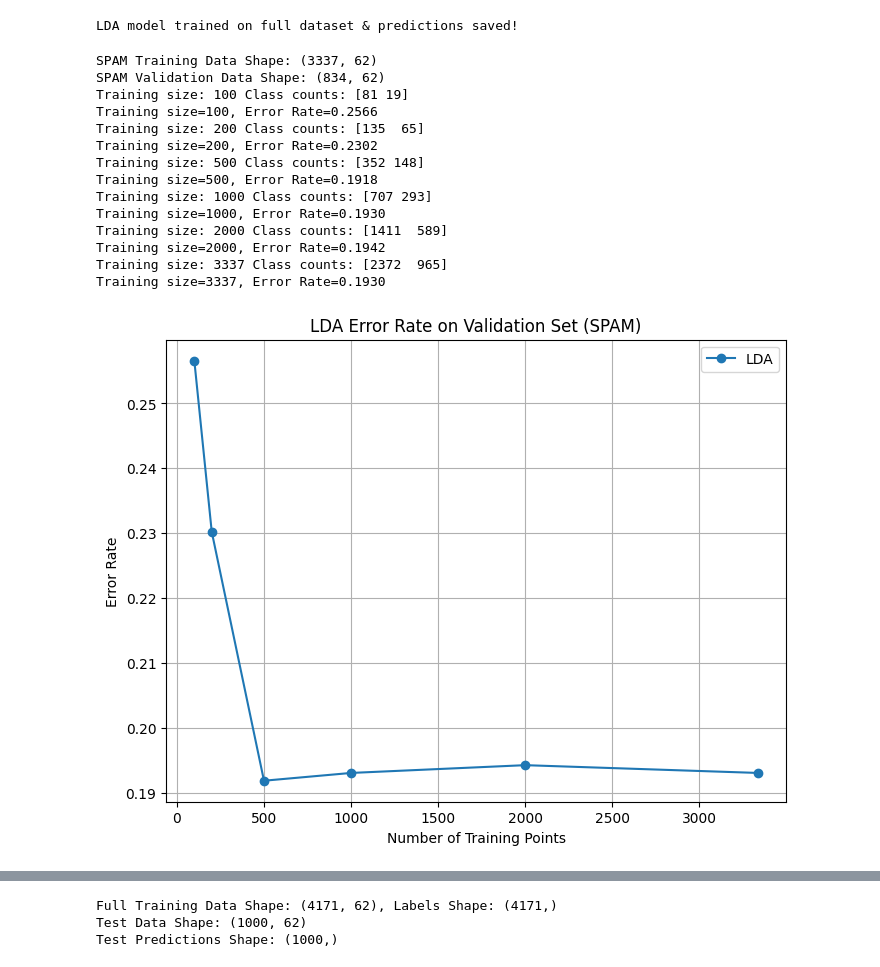
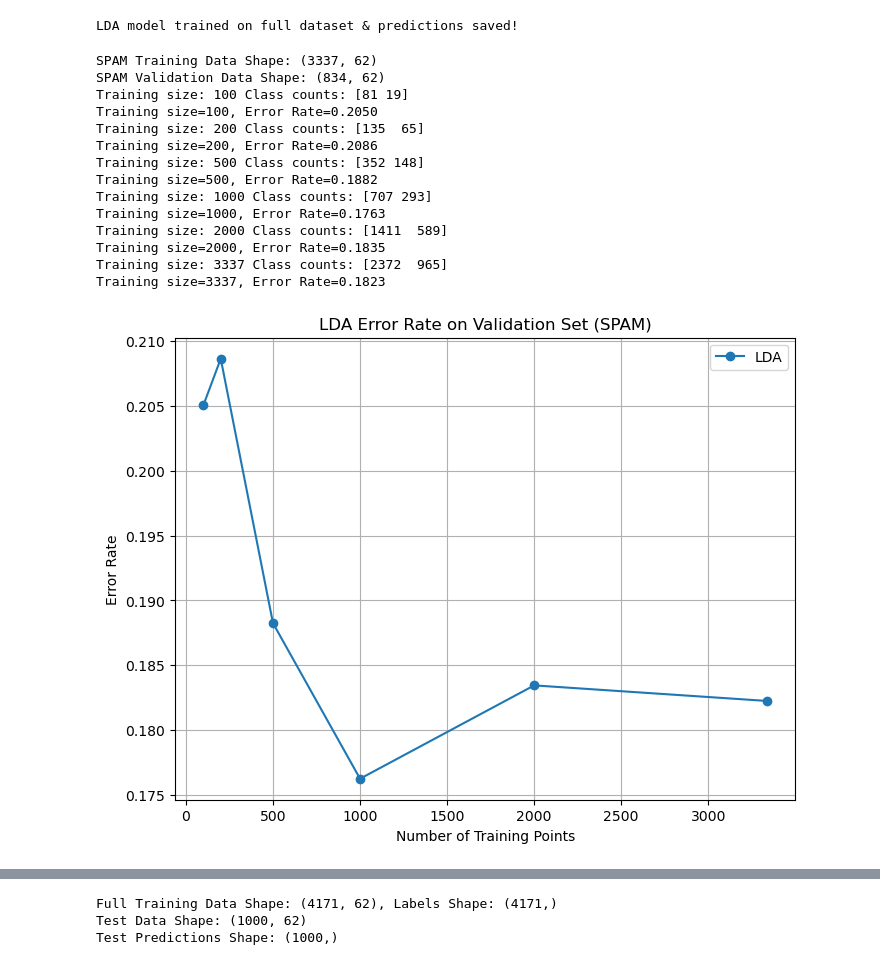
Before and after one commit to CalEricMa/cs189, a Jupyter notebook: hw3/hw3/scripts/hw3q8.ipynb, the cells around one changed output, grey strips where cells are left out. Drawn from its saved outputs; the diff is of its cells as text; code cells hidden in the pictures.

```diff
--- a/hw3/hw3/scripts/hw3q8.ipynb
+++ b/hw3/hw3/scripts/hw3q8.ipynb
@@ -197,7 +199,7 @@ def train_qda(data, label):
 
         diff = num_samples - mu_c[i]
         Sigma_c[i] = (diff.T @ diff) / (len(num_samples) - 1)
-
+        Sigma_c[i] += 1e-8 * np.eye(d)
 
     return pi_c, mu_c, Sigma_c, classes
 
@@ -228,6 +230,9 @@ random.seed(189)
 np.random.seed(189)
 mnist_data = np.load("../data/mnist-data-hw3.npz")
 mnist_validation_data, mnist_validation_labels, mnist_training_data, mnist_training_labels = shuffle_partition_MNIST(mnist_data)
+training_data = contrast_normalize(training_data)
+test_data = contrast_normalize(test_data)
+
 print("after process")
 print("MNIST Training Data Shape:", mnist_training_data.shape)
 print("MNIST Validation Data Shape:", mnist_validation_data.shape)
@@ -313,6 +318,9 @@ np.random.seed(111)
 
 spam_data = np.load("../data/new-spam-data.npz")
 spam_validation_data, spam_validation_labels, spam_training_data, spam_training_labels = shuffle_partition_SPAM(spam_data)
+
+training_data = contrast_normalize(training_data)
+test_data = contrast_normalize(test_data)
 print("SPAM Training Data Shape:", spam_training_data.shape)
 print("SPAM Validation Data Shape:", spam_validation_data.shape)
 
@@ -323,40 +331,40 @@ for size in subset_sizes:
     X_sub = spam_training_data[:size]
     y_sub = spam_training_labels[:size].flatten()
 
     print("Training size:", size, "Class counts:", np.bincount(y_sub.astype(int)))
     pi_c, mu_c, Sigma, classes = train_lda(X_sub, y_sub)
     y_val_pred = predict_lda(spam_validation_data, pi_c, mu_c, Sigma, classes)
 
     accuracy = np.mean(y_val_pred == spam_validation_labels.flatten())
     error_rate = 1.0 - accuracy
     error_rates.append(error_rate)
 
     print(f"Training size={size}, Error Rate={error_rate:.4f}")
 
 plt.figure(figsize=(8,6))
 plt.plot(subset_sizes, error_rates, marker='o', label='LDA')
 plt.xlabel("Number of Training Points")
 plt.ylabel("Error Rate")
 plt.title("LDA Error Rate on Validation Set (SPAM)")
 plt.legend()
 plt.grid(True)
 plt.show()
 # %% [output]
 SPAM Training Data Shape: (3337, 62)
 SPAM Validation Data Shape: (834, 62)
 Training size: 100 Class counts: [81 19]
-Training size=100, Error Rate=0.2566
+Training size=100, Error Rate=0.2050
 Training size: 200 Class counts: [135  65]
-Training size=200, Error Rate=0.2302
+Training size=200, Error Rate=0.2086
 Training size: 500 Class counts: [352 148]
-Training size=500, Error Rate=0.1918
+Training size=500, Error Rate=0.1882
 Training size: 1000 Class counts: [707 293]
-Training size=1000, Error Rate=0.1930
+Training size=1000, Error Rate=0.1763
 Training size: 2000 Class counts: [1411  589]
-Training size=2000, Error Rate=0.1942
+Training size=2000, Error Rate=0.1835
 Training size: 3337 Class counts: [2372  965]
-Training size=3337, Error Rate=0.1930
+Training size=3337, Error Rate=0.1823
-[figure, old version]
+[figure, new version]
 # %%
 random.seed(111)
 np.random.seed(111)
```
Also changed, not shown: parts of 6 cells of this notebook, 2 other files.
